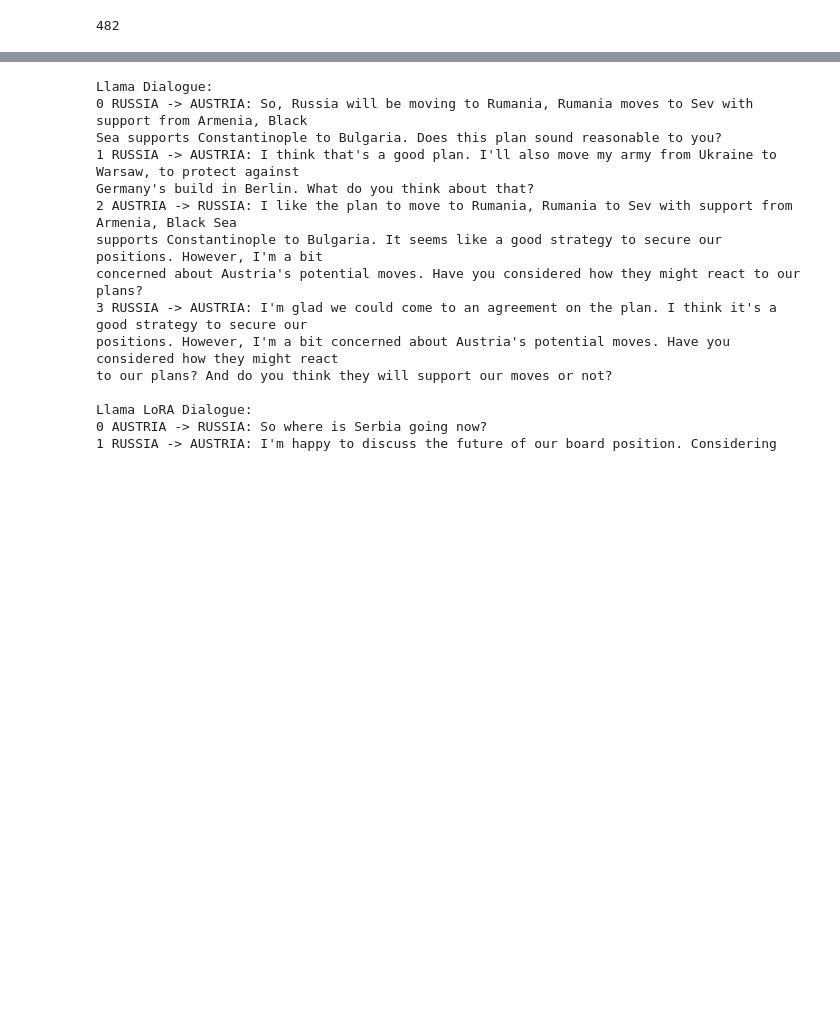
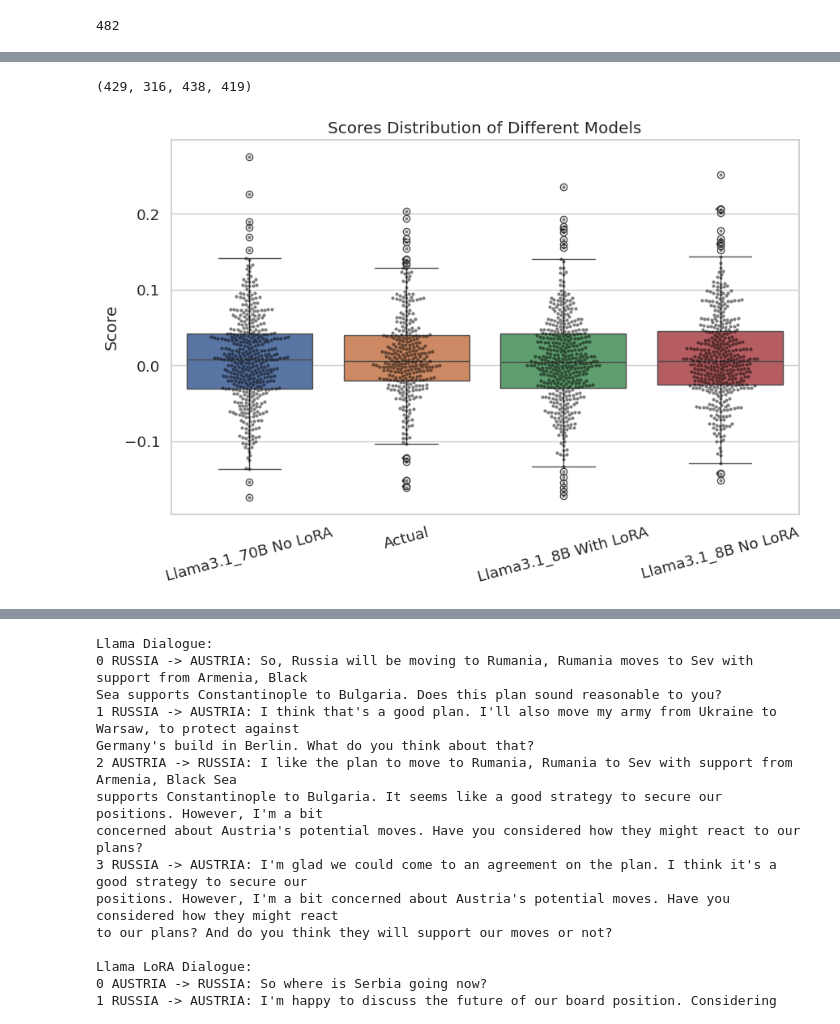
Before and after one commit to andyjliu/sotopia-diplomacy, a Jupyter notebook: src/data/intent_value/taskeval_negotiate/lora_results_compare.ipynb, the cells around one changed output, grey strips where cells are left out. Drawn from its saved outputs; the diff is of its cells as text; code cells hidden in the pictures; blank space fills up the shorter version.

```diff
--- a/src/data/intent_value/taskeval_negotiate/lora_results_compare.ipynb
+++ b/src/data/intent_value/taskeval_negotiate/lora_results_compare.ipynb
@@ -3,13 +3,16 @@ import json
 import rich
 # %%
 with open("llama3.1_8b_lora.json", 'r') as f:
-    lora_llama = json.load(f)
+    llama_8b_lora = json.load(f)
 
 with open("llama3_8b_finetune_actual.json", 'r') as f:
     actual = json.load(f)
 
 with open("llama3.1_70b.json", 'r') as f:
-    llama = json.load(f)
+    llama_70b = json.load(f)
+
+with open("llama3.1_8b.json", 'r') as f:
+    llama_8b = json.load(f)
 
 countries_list = ['Austria', 'England', 'France', 'Germany', 'Italy', 'Russia', 'Turkey']
 # %%
@@ -117,0 +62,36 @@ This will become an error in seaborn v0.14.0; please update your code.
+# %%
+llama_8b_lora_scores = get_score_dict_from_dialogue(llama_8b_lora)
+actual_scores = get_score_dict_from_dialogue(actual)
+llama_70b_scores = get_score_dict_from_dialogue(llama_70b)
+llama_8b_scores = get_score_dict_from_dialogue(llama_8b)
+# %%
+len(llama_8b_lora_scores), len(actual_scores), len(llama_70b_scores), len(llama_8b_scores)
+# %% [output]
+(429, 316, 438, 419)
+# %%
+import matplotlib.pyplot as plt
+import seaborn as sns
+import numpy as np
+
+# TODO: add comparison between human and actual movement
+# data1 = [d['scores'] for d in human_few_shot_score_dict if d['scores'] >= 0.06]
+data1 = [d['scores'] for d in llama_8b_lora_scores]
+data2 = [d['scores'] for d in actual_scores]
+data3 = [d['scores'] for d in llama_70b_scores]
+data4 = [d['scores'] for d in llama_8b_scores]
+sns.set(style="whitegrid", font_scale=1.2)
+
+# 将数据打包进一个列表中，后续配合labels
+all_data = [data3, data2, data1, data4]
+labels = ['Llama3.1_70B No LoRA', 'Actual', 'Llama3.1_8B With LoRA', 'Llama3.1_8B No LoRA']
+
+plt.figure(figsize=(10, 6))
+sns.boxplot(data=all_data)
+sns.swarmplot(data=all_data, color='black', alpha=0.5, size=3)  # 叠加一个散点，增加细节
+
+plt.xticks(range(len(labels)), labels, rotation=15)
+plt.title('Scores Distribution of Different Models')
+plt.ylabel('Score')
+plt.show()
+# %% [output]
+[figure, added]
```
Also changed, not shown: parts of 7 cells of this notebook, 5 other files.
